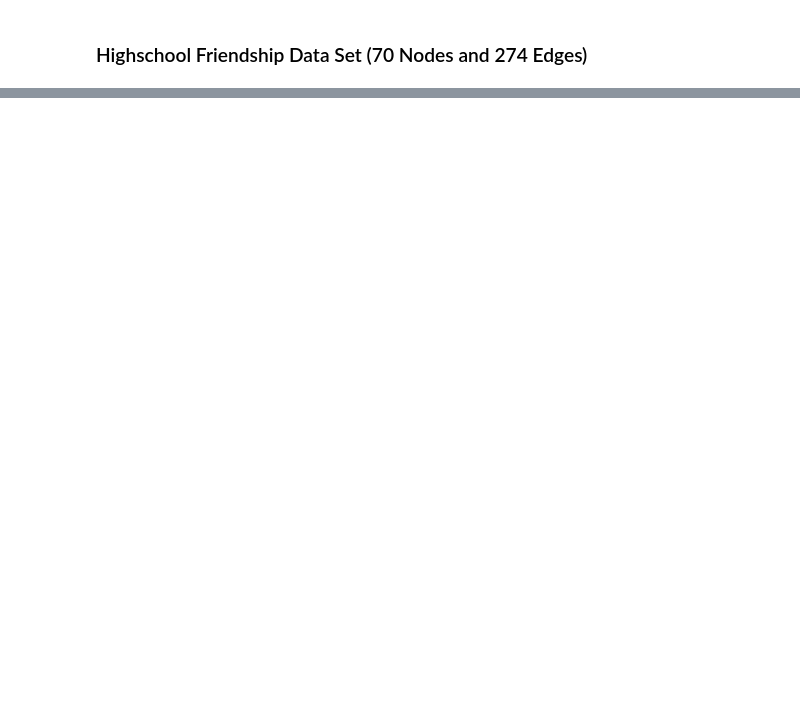
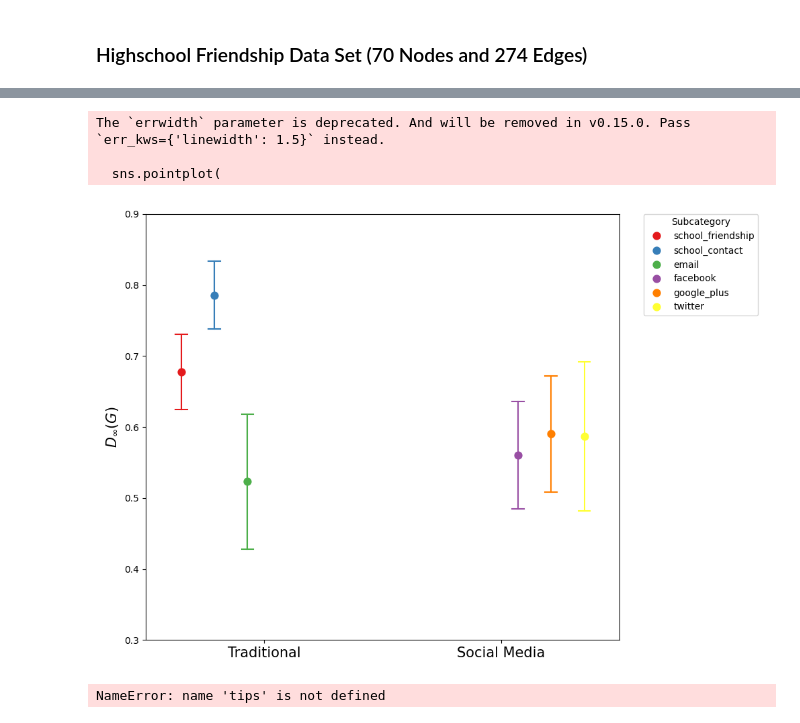
Before and after one commit to glodimendes/politics-and-social-media, a Jupyter notebook: network_analysis/opinion_propagation.ipynb, the cells around one changed output, grey strips where cells are left out. Saved outputs shown, nothing was run; the diff lists cells and outputs as text; code cells hidden in the pictures; blank space fills up the shorter version.

```diff
--- a/network_analysis/opinion_propagation.ipynb
+++ b/network_analysis/opinion_propagation.ipynb
@@ -225,0 +404,53 @@ G = G.to_undirected()
+# %%
+# plt.clf()
+sns.pointplot(
+    data=result_dict,
+    x="off_on",              # grouping on x-axis (e.g., 'offline' vs 'online')
+    y="div_ind",             # the diversity index
+    hue="category",          # one mean + std per category in each off_on group
+    dodge=0.7,              # separate the categories on x-axis
+    palette="Set1",
+    errorbar="sd",           # standard deviation as error bar
+    markers="o",
+    capsize=0.05,             # small cap on error bars (optional)
+    errwidth=1.5,            # thickness of error bars
+    linestyles=""            # no connecting lines between points
+)
+plt.legend(
+    title="Subcategory",
+    bbox_to_anchor=(1.05, 1),
+    loc='upper left',
+    borderaxespad=0
+)
+plt.xticks([0, 1], ["Traditional", "Social Media"], fontsize=15)
+plt.yticks(np.arange(0.3, 1.0, 0.1))
+plt.ylim(0.3, 0.9)
+plt.xlabel("")
+plt.ylabel(plot_map["div_ind"], fontsize=15)
+plt.tight_layout()
+plt.show()
+# %% [output]
+The `errwidth` parameter is deprecated. And will be removed in v0.15.0. Pass `err_kws={'linewidth': 1.5}` instead.
+
+  sns.pointplot(
+[figure, added]
+# %%
+ax = sns.pointplot('sex', 'tip', hue='smoker',
+    data=tips, dodge=True, join=False, ci=None)
+
+# Find the x,y coordinates for each point
+x_coords = []
+y_coords = []
+for point_pair in ax.collections:
+    for x, y in point_pair.get_offsets():
+        x_coords.append(x)
+        y_coords.append(y)
+
+# Calculate the type of error to plot as the error bars
+# Make sure the order is the same as the points were looped over
+errors = tips.groupby(['smoker', 'sex']).std()['tip']
+colors = ['steelblue']*2 + ['coral']*2
+ax.errorbar(x_coords, y_coords, yerr=errors,
+    ecolor=colors, fmt=' ', zorder=-1)
+# %% [output]
+NameError: name 'tips' is not defined
```
Also changed, not shown: parts of 14 cells of this notebook, 5 other files.
